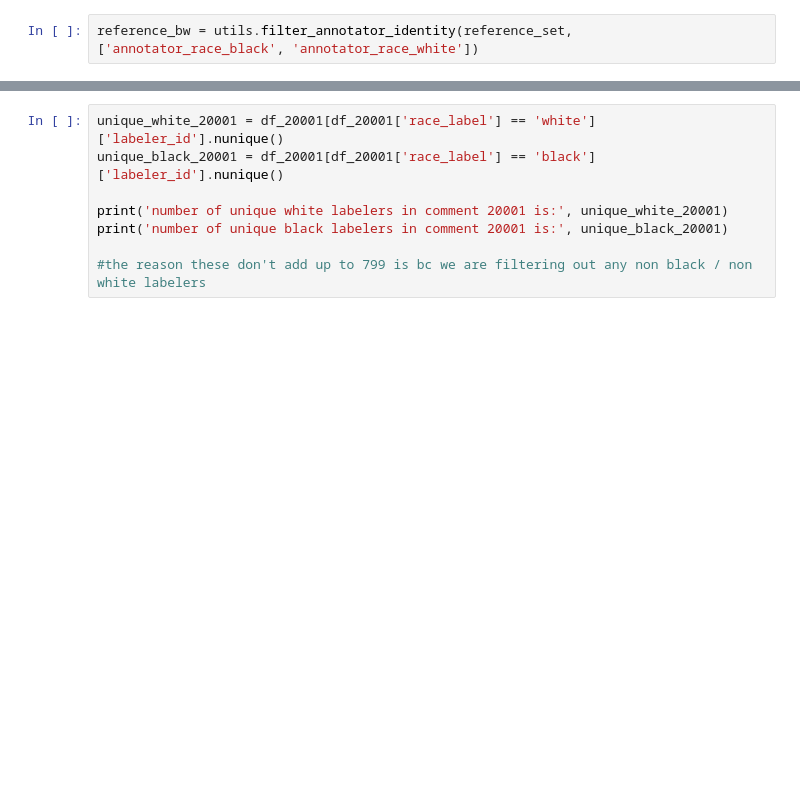
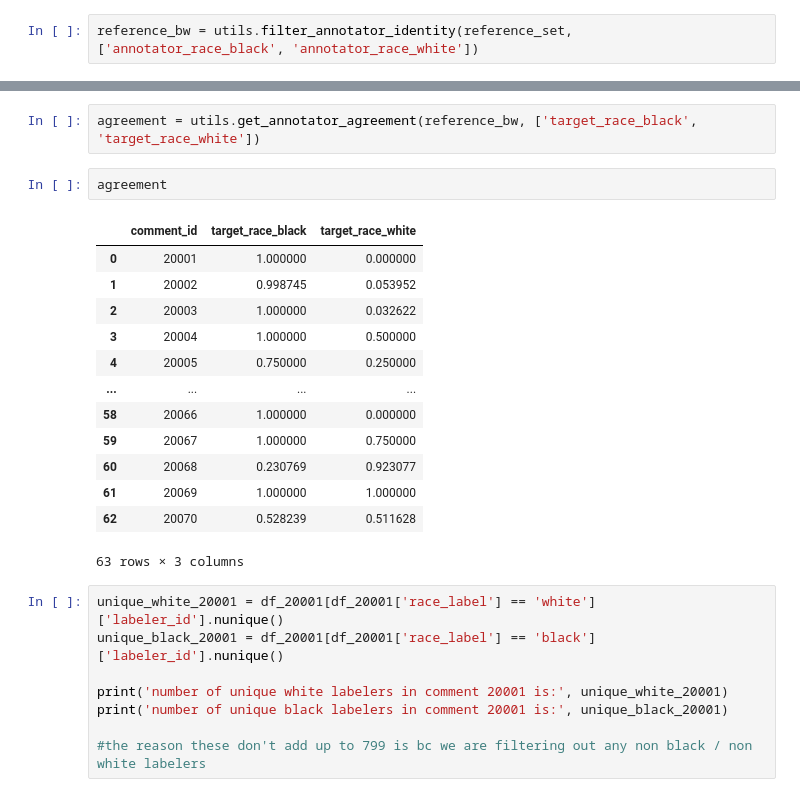
Before and after one commit to dlab-projects/annotator_sensitivity_irt, a Jupyter notebook: figures/figure1.ipynb, the cells around one changed output, grey strips where cells are left out. Drawn from its saved outputs; the diff is of its cells as text; blank space fills up the shorter version.

```diff
--- a/figures/figure1.ipynb
+++ b/figures/figure1.ipynb
@@ -69,3 +185,21 @@ df_20001[df_20001['race_label'] == 'black']['labeler_id'].nunique()
+# %%
+agreement = utils.get_annotator_agreement(reference_bw, ['target_race_black', 'target_race_white'])
+# %%
+agreement
+# %% [output]
+|  | comment_id | target_race_black | target_race_white |
+| 0 | 20001 | 1.000000 | 0.000000 |
+| 1 | 20002 | 0.998745 | 0.053952 |
+| 2 | 20003 | 1.000000 | 0.032622 |
+| 3 | 20004 | 1.000000 | 0.500000 |
+| 4 | 20005 | 0.750000 | 0.250000 |
+| ... | ... | ... | ... |
+| 58 | 20066 | 1.000000 | 0.000000 |
+| 59 | 20067 | 1.000000 | 0.750000 |
+| 60 | 20068 | 0.230769 | 0.923077 |
+| 61 | 20069 | 1.000000 | 1.000000 |
+| 62 | 20070 | 0.528239 | 0.511628 |
+63 rows × 3 columns
 # %%
 unique_white_20001 = df_20001[df_20001['race_label'] == 'white']['labeler_id'].nunique()
 unique_black_20001 = df_20001[df_20001['race_label'] == 'black']['labeler_id'].nunique()
```
Also changed, not shown: parts of 20 cells of this notebook, 2 other files.
